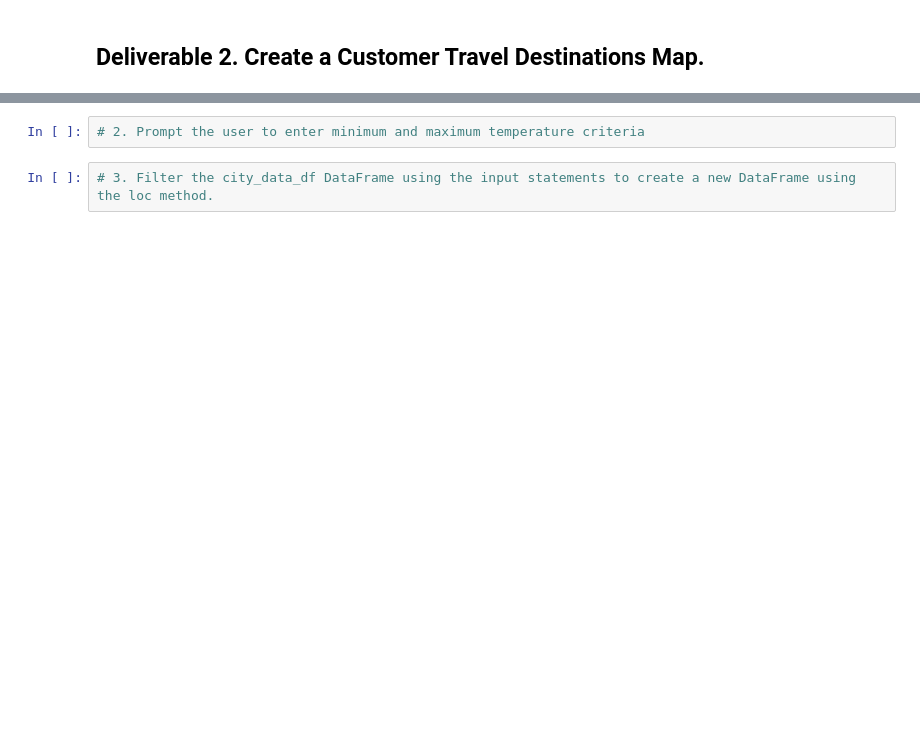
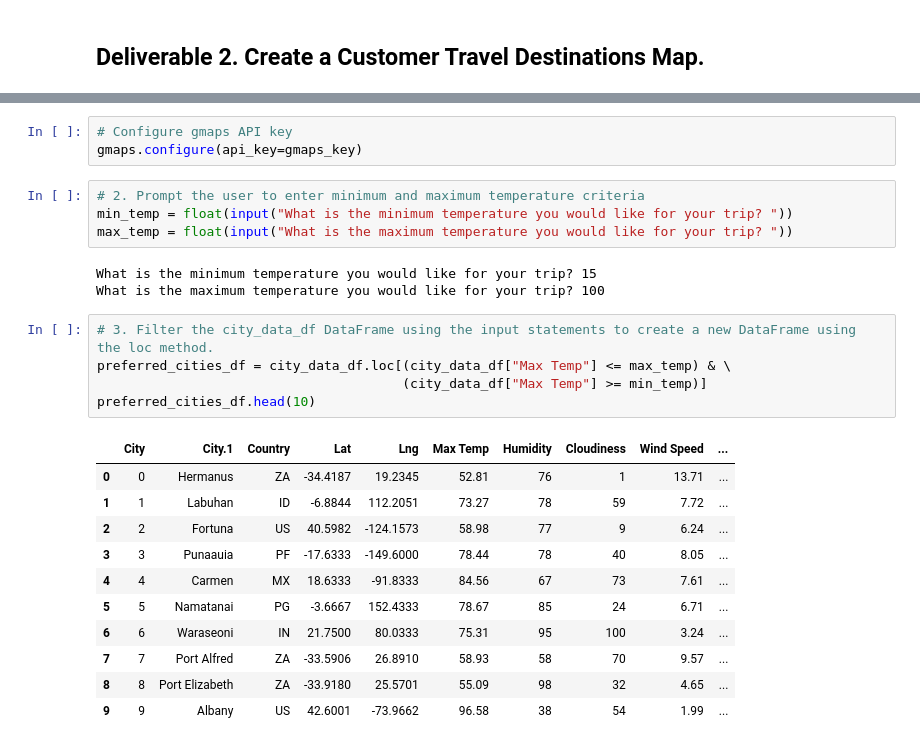
Before and after one commit to dianahcortez/Weather_Database, a Jupyter notebook: Vacation_Search.ipynb, the cells around one changed output, grey strips where cells are left out. Cells and saved outputs as stored; diff of their text form; blank space fills up the shorter version.

```diff
--- a/Vacation_Search.ipynb
+++ b/Vacation_Search.ipynb
@@ -18,6 +37,29 @@ city_data_df.head()
+# %%
+# Configure gmaps API key
+gmaps.configure(api_key=gmaps_key)
 # %%
 # 2. Prompt the user to enter minimum and maximum temperature criteria
+min_temp = float(input("What is the minimum temperature you would like for your trip? "))
+max_temp = float(input("What is the maximum temperature you would like for your trip? "))
+# %% [output]
+What is the minimum temperature you would like for your trip? 15
+What is the maximum temperature you would like for your trip? 100
 # %%
 # 3. Filter the city_data_df DataFrame using the input statements to create a new DataFrame using the loc method.
+preferred_cities_df = city_data_df.loc[(city_data_df["Max Temp"] <= max_temp) & \
+                                       (city_data_df["Max Temp"] >= min_temp)]
+preferred_cities_df.head(10)
+# %% [output]
+|  | City | City.1 | Country | Lat | Lng | Max Temp | Humidity | Cloudiness | Wind Speed | ... |
+| 0 | 0 | Hermanus | ZA | -34.4187 | 19.2345 | 52.81 | 76 | 1 | 13.71 | ... |
+| 1 | 1 | Labuhan | ID | -6.8844 | 112.2051 | 73.27 | 78 | 59 | 7.72 | ... |
+| 2 | 2 | Fortuna | US | 40.5982 | -124.1573 | 58.98 | 77 | 9 | 6.24 | ... |
+| 3 | 3 | Punaauia | PF | -17.6333 | -149.6000 | 78.44 | 78 | 40 | 8.05 | ... |
+| 4 | 4 | Carmen | MX | 18.6333 | -91.8333 | 84.56 | 67 | 73 | 7.61 | ... |
+| 5 | 5 | Namatanai | PG | -3.6667 | 152.4333 | 78.67 | 85 | 24 | 6.71 | ... |
+| 6 | 6 | Waraseoni | IN | 21.7500 | 80.0333 | 75.31 | 95 | 100 | 3.24 | ... |
+| 7 | 7 | Port Alfred | ZA | -33.5906 | 26.8910 | 58.93 | 58 | 70 | 9.57 | ... |
+| 8 | 8 | Port Elizabeth | ZA | -33.9180 | 25.5701 | 55.09 | 98 | 32 | 4.65 | ... |
+| 9 | 9 | Albany | US | 42.6001 | -73.9662 | 96.58 | 38 | 54 | 1.99 | ... |
 # %%
 # 4a. Determine if there are any empty rows.
```
Also changed, not shown: parts of 11 cells of this notebook, 2 other files.
